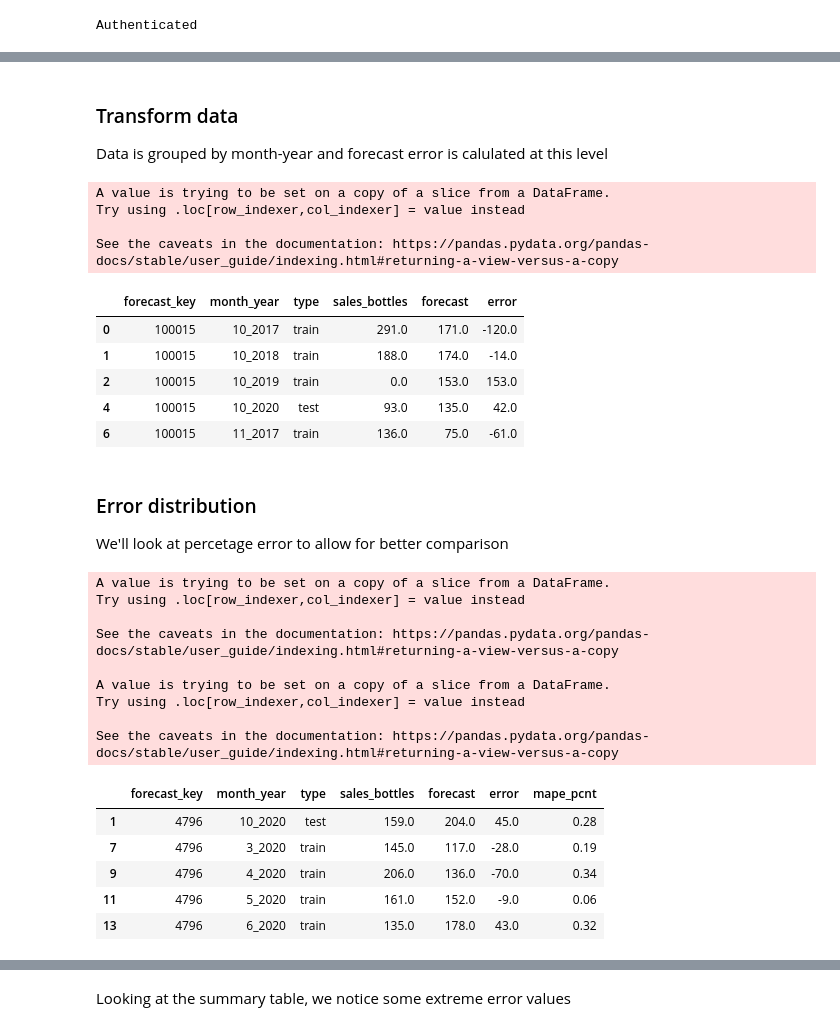
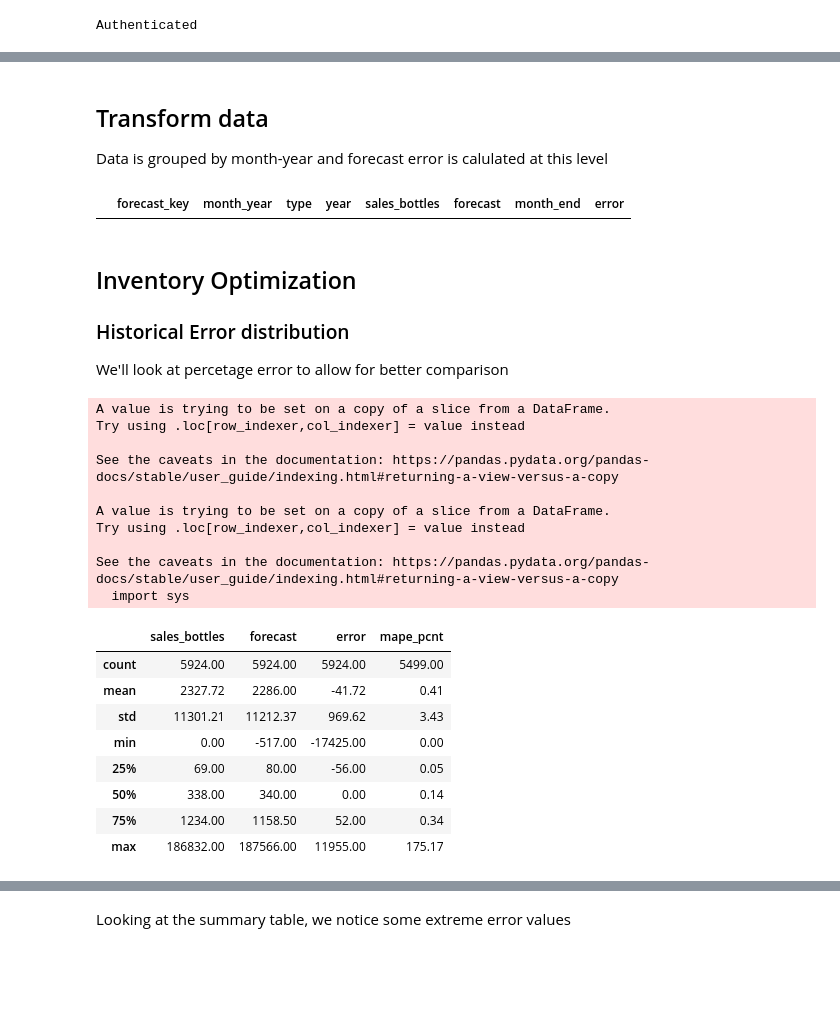
Before and after one commit to vjacobsen/Liquor-Sales-Inventory-Forecast, a Jupyter notebook: Liquor_Safety_Stock.ipynb, the cells around one changed output, grey strips where cells are left out. Saved outputs shown, nothing was run; the diff lists cells and outputs as text; code cells hidden in the pictures; blank space fills up the shorter version.

```diff
--- a/Liquor_Safety_Stock.ipynb
+++ b/Liquor_Safety_Stock.ipynb
@@ -43,70 +60,68 @@ FROM
 # %% [markdown]
-### Transform data
+## Transform data
 
 Data is grouped by month-year and forecast error is calulated at this level
 # %%
+forecasts = forecasts_query.copy()
+
 # Convert string to date
 forecasts['date'] = pd.to_datetime(forecasts_query['date'])
 
-# Number to object
+# Convert key number to str
 forecasts['forecast_key'] = forecasts['forecast_key'].astype(str)
-
-# Remove safety stock column if exists (only needed if cell is rerun)
-try:
-  forecasts.drop(columns=['safety_stock'],inplace=True)
-except:
-  pass
 
 # Group by month-year
 forecasts['month_year'] = forecasts['date'].dt.month.astype(str) +  "_" + forecasts['date'].dt.year.astype(str)
-monthly_forecasts = forecasts.groupby(['forecast_key','month_year','type']).agg({"sales_bottles":sum,"forecast":sum}).reset_index()
+forecasts['year'] = forecasts['date'].dt.year.astype(str)
+
+monthly_forecasts = forecasts.groupby(['forecast_key','month_year','type','year']).agg({"sales_bottles":sum,"forecast":sum,"date":max}).reset_index()
+monthly_forecasts.rename(columns={'date':'month_end'},inplace=True)
+
+# Historical only
+historical = monthly_forecasts[monthly_forecasts['type']!='forecast']
+
+# Future forecast only
+forecasts_weekly = forecasts[forecasts['type']=='forecast']
+monthly_forecasts = monthly_forecasts[monthly_forecasts['type']=='forecast']
 
 target_value = 'sales_bottles'
 
-# Historical data
-historical = monthly_forecasts[monthly_forecasts['type']!='forecast']
-
-# Error
-historical['error'] = historical['forecast'] - historical[target_value]
-
+historical['error'] = historical['forecast'] - historical[target_value]  # Error
 historical.head()
 # %% [output]
-A value is trying to be set on a copy of a slice from a DataFrame.
-Try using .loc[row_indexer,col_indexer] = value instead
-
-See the caveats in the documentation: https://pandas.pydata.org/pandas-docs/stable/user_guide/indexing.html#returning-a-view-versus-a-copy
-|  | forecast_key | month_year | type | sales_bottles | forecast | error |
-| 0 | 100015 | 10_2017 | train | 291.0 | 171.0 | -120.0 |
-| 1 | 100015 | 10_2018 | train | 188.0 | 174.0 | -14.0 |
-| 2 | 100015 | 10_2019 | train | 0.0 | 153.0 | 153.0 |
-| 4 | 100015 | 10_2020 | test | 93.0 | 135.0 | 42.0 |
-| 6 | 100015 | 11_2017 | train | 136.0 | 75.0 | -61.0 |
+|  | forecast_key | month_year | type | year | sales_bottles | forecast | month_end | error |
 # %% [markdown]
-### Error distribution
+## Inventory Optimization
+### Historical Error distribution
 We'll look at percetage error to allow for better comparison
 # %%
 # Calculate MAPE
 historical['mape_pcnt'] = (np.divide(historical['error'],historical['sales_bottles']).abs()).round(2)
 
 # Infinite MAPE values are generated when error is 0, replace with 0
 non_infinite_mask = ~historical['mape_pcnt'].isin([np.inf,-np.inf])
 
 historical['mape_pcnt'] = historical['mape_pcnt'].where(non_infinite_mask,other=0)
 
-historical.head()
+# Summary
+historical.describe().round(2)
 # %% [output]
 A value is trying to be set on a copy of a slice from a DataFrame.
 Try using .loc[row_indexer,col_indexer] = value instead
 
 See the caveats in the documentation: https://pandas.pydata.org/pandas-docs/stable/user_guide/indexing.html#returning-a-view-versus-a-copy
 
 A value is trying to be set on a copy of a slice from a DataFrame.
 Try using .loc[row_indexer,col_indexer] = value instead
 
 See the caveats in the documentation: https://pandas.pydata.org/pandas-docs/stable/user_guide/indexing.html#returning-a-view-versus-a-copy
+  import sys
-|  | forecast_key | month_year | type | sales_bottles | forecast | error | mape_pcnt |
-| 1 | 4796 | 10_2020 | test | 159.0 | 204.0 | 45.0 | 0.28 |
-| 7 | 4796 | 3_2020 | train | 145.0 | 117.0 | -28.0 | 0.19 |
-| 9 | 4796 | 4_2020 | train | 206.0 | 136.0 | -70.0 | 0.34 |
-| 11 | 4796 | 5_2020 | train | 161.0 | 152.0 | -9.0 | 0.06 |
-| 13 | 4796 | 6_2020 | train | 135.0 | 178.0 | 43.0 | 0.32 |
+|  | sales_bottles | forecast | error | mape_pcnt |
+| count | 5924.00 | 5924.00 | 5924.00 | 5499.00 |
+| mean | 2327.72 | 2286.00 | -41.72 | 0.41 |
+| std | 11301.21 | 11212.37 | 969.62 | 3.43 |
+| min | 0.00 | -517.00 | -17425.00 | 0.00 |
+| 25% | 69.00 | 80.00 | -56.00 | 0.05 |
+| 50% | 338.00 | 340.00 | 0.00 | 0.14 |
+| 75% | 1234.00 | 1158.50 | 52.00 | 0.34 |
+| max | 186832.00 | 187566.00 | 11955.00 | 175.17 |
```
Also changed, not shown: parts of 14 cells of this notebook.
